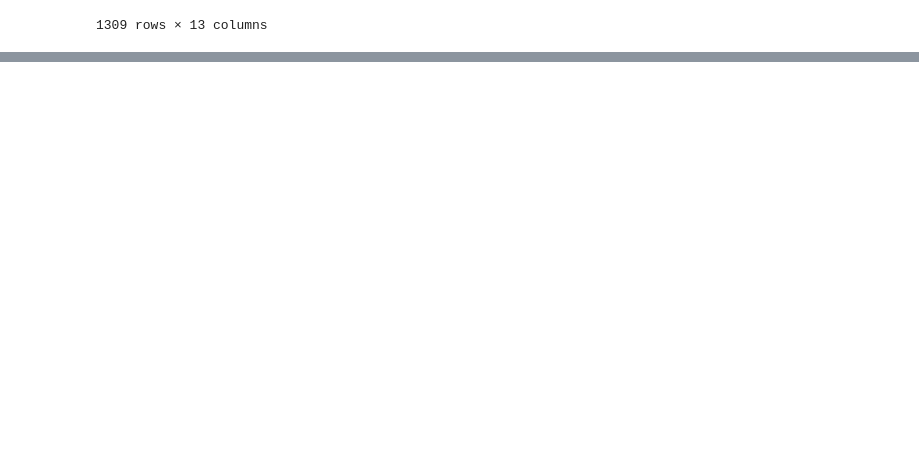
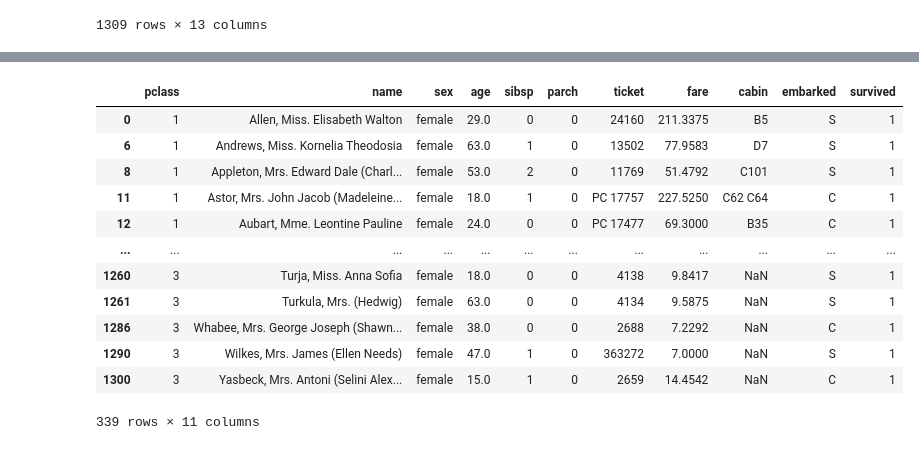
Before and after one commit to Yaminikanta/Python_Libraries, a Jupyter notebook: 02-Pandas/class_pandas.ipynb, the cells around one changed output, grey strips where cells are left out. Cells and saved outputs as stored; diff of their text form; code cells hidden in the pictures; blank space fills up the shorter version.

```diff
--- a/02-Pandas/class_pandas.ipynb
+++ b/02-Pandas/class_pandas.ipynb
@@ -1264,0 +1339,20 @@ d5
+# %%
+# both are same gives same ans
+
+# d6[(d6['sex']=='female') & (d6['survived']==1)]
+
+d6.groupby('sex').get_group('female').groupby('survived').get_group(1)
+# %% [output]
+|  | pclass | name | sex | age | sibsp | parch | ticket | fare | cabin | embarked | survived |
+| 0 | 1 | Allen, Miss. Elisabeth Walton | female | 29.0 | 0 | 0 | 24160 | 211.3375 | B5 | S | 1 |
+| 6 | 1 | Andrews, Miss. Kornelia Theodosia | female | 63.0 | 1 | 0 | 13502 | 77.9583 | D7 | S | 1 |
+| 8 | 1 | Appleton, Mrs. Edward Dale (Charl... | female | 53.0 | 2 | 0 | 11769 | 51.4792 | C101 | S | 1 |
+| 11 | 1 | Astor, Mrs. John Jacob (Madeleine... | female | 18.0 | 1 | 0 | PC 17757 | 227.5250 | C62 C64 | C | 1 |
+| 12 | 1 | Aubart, Mme. Leontine Pauline | female | 24.0 | 0 | 0 | PC 17477 | 69.3000 | B35 | C | 1 |
+| ... | ... | ... | ... | ... | ... | ... | ... | ... | ... | ... | ... |
+| 1260 | 3 | Turja, Miss. Anna Sofia | female | 18.0 | 0 | 0 | 4138 | 9.8417 | NaN | S | 1 |
+| 1261 | 3 | Turkula, Mrs. (Hedwig) | female | 63.0 | 0 | 0 | 4134 | 9.5875 | NaN | S | 1 |
+| 1286 | 3 | Whabee, Mrs. George Joseph (Shawn... | female | 38.0 | 0 | 0 | 2688 | 7.2292 | NaN | C | 1 |
+| 1290 | 3 | Wilkes, Mrs. James (Ellen Needs) | female | 47.0 | 1 | 0 | 363272 | 7.0000 | NaN | S | 1 |
+| 1300 | 3 | Yasbeck, Mrs. Antoni (Selini Alex... | female | 15.0 | 1 | 0 | 2659 | 14.4542 | NaN | C | 1 |
+339 rows × 11 columns
```
Also changed, not shown: parts of 7 cells of this notebook.
